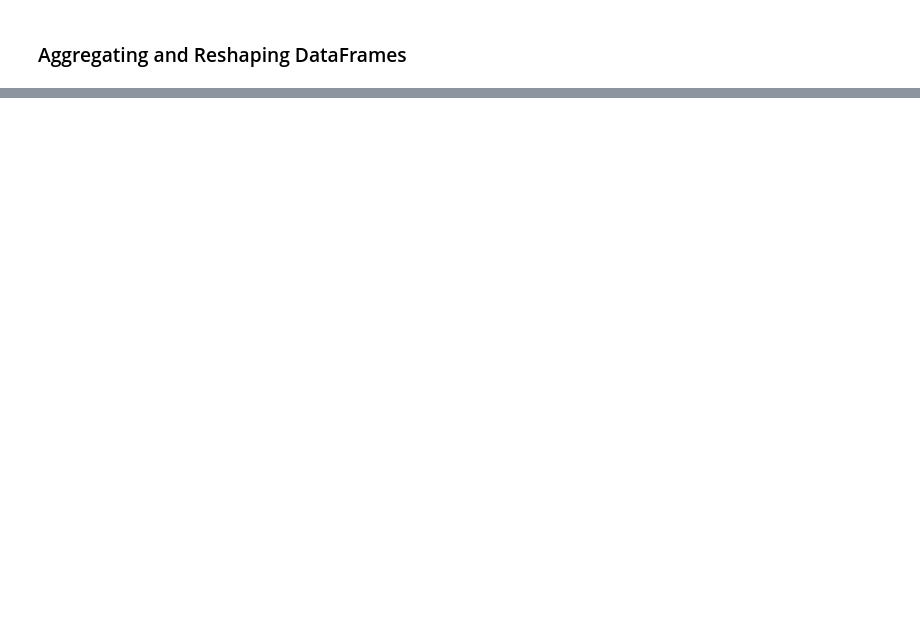
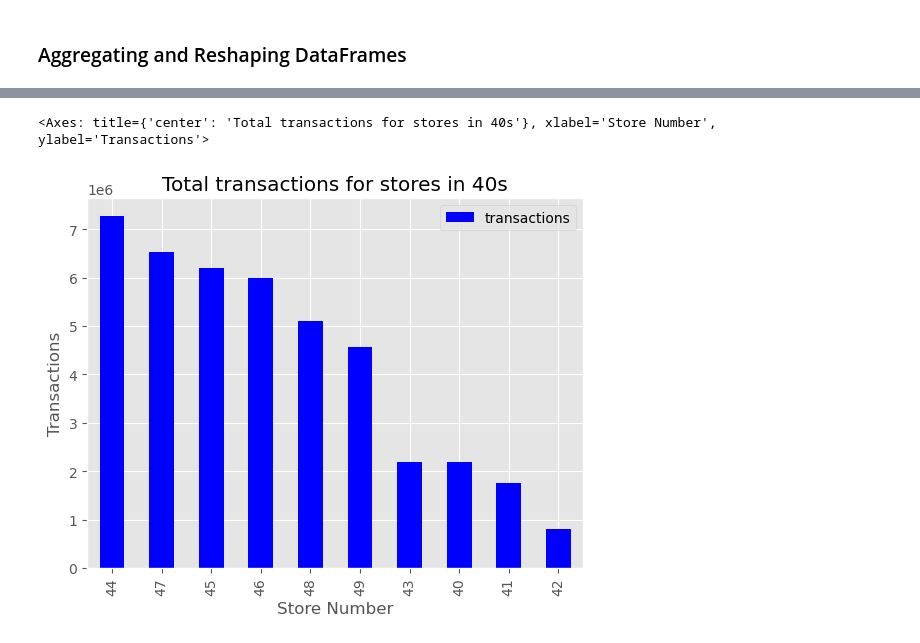
Before and after one commit to upadhyayap/pylearn, a Jupyter notebook: notebooks/datascience/pandas/dataframe.ipynb, the cells around one changed output, grey strips where cells are left out. Saved outputs shown, nothing was run; the diff lists cells and outputs as text; code cells hidden in the pictures; blank space fills up the shorter version.

```diff
--- a/notebooks/datascience/pandas/dataframe.ipynb
+++ b/notebooks/datascience/pandas/dataframe.ipynb
@@ -252,0 +365,13 @@ STORE_ID WEEK_NO
+# %%
+# Bar charts
+# bar chart is used to show the comparison between the categories
+# compare the sales for store number 44 and 47
+# you need to specify kind=bar in the plot method or plot.bar method barh to make the bar plot horizontal
+store_in_40s = list(range(40, 50))
+transactions_df.query('store_nbr in @store_in_40s').dropna().groupby('store_nbr').agg(
+    {'transactions': 'sum'}).sort_values(by='transactions', ascending=False).plot.bar(xlabel='Store Number',
+                                                                      ylabel='Transactions',
+                                                                        title='Total transactions for stores in 40s', color='blue')
+# %% [output]
+<Axes: title={'center': 'Total transactions for stores in 40s'}, xlabel='Store Number', ylabel='Transactions'>
+[figure, added]
```
Also changed, not shown: parts of 18 cells of this notebook, 2 other files.
